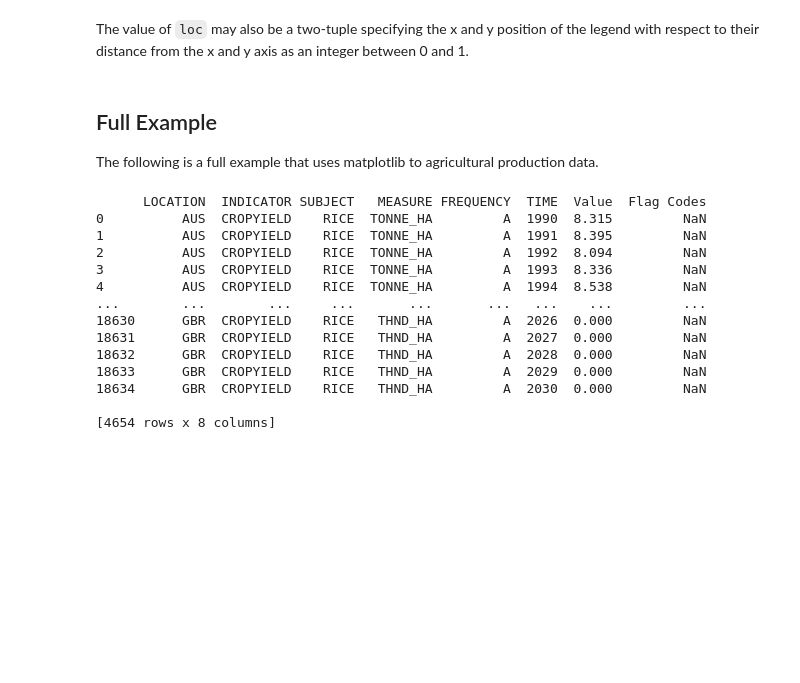
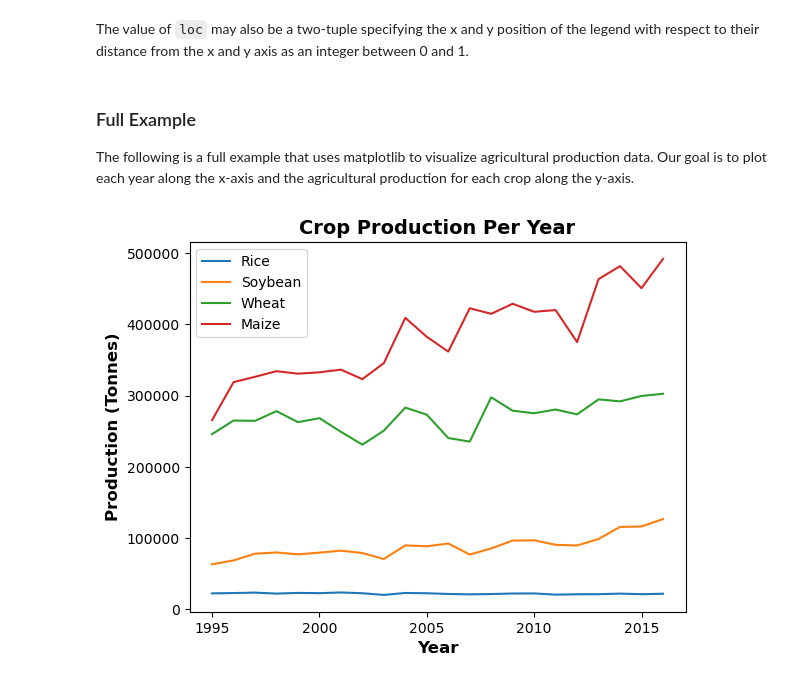
Before and after one commit to francis-ohara/intro-to-data-science, a Jupyter notebook: notebooks/5-matplotlib-exercise.ipynb, the cells around one changed output. Saved outputs shown, nothing was run; the diff lists cells and outputs as text; code cells hidden in the pictures; blank space fills up the shorter version.

Commit message:
Update 5: matplotlib exercises

```diff
--- a/notebooks/5-matplotlib-exercise.ipynb
+++ b/notebooks/5-matplotlib-exercise.ipynb
@@ -432,26 +430,42 @@ plt.legend(loc="lower right");  # add legend to plot at lower right position.
 # %% [markdown]
 The value of `loc` may also be a two-tuple specifying the x and y position of the legend with respect to their distance from the x and y axis as an integer between 0 and 1.
 # %% [markdown]
-## Full Example
-The following is a full example that uses matplotlib to agricultural production data.
+### Full Example
+The following is a full example that uses matplotlib to visualize agricultural production data.
+Our goal is to plot each year along the x-axis and the agricultural production for each crop along the y-axis.
-# %%
-import matplotlib.pyplot as plt
-import pandas as pd
-
-data = pd.read_csv("../data/5-matplotlib/agroutput.csv", sep=",")  # imports data as pandas DataFrame
-print(data[data["SUBJECT"]=="RICE"]["TIME"].size)
-# %% [output]
-      LOCATION  INDICATOR SUBJECT   MEASURE FREQUENCY  TIME  Value  Flag Codes
-0          AUS  CROPYIELD    RICE  TONNE_HA         A  1990  8.315         NaN
-1          AUS  CROPYIELD    RICE  TONNE_HA         A  1991  8.395         NaN
-2          AUS  CROPYIELD    RICE  TONNE_HA         A  1992  8.094         NaN
-3          AUS  CROPYIELD    RICE  TONNE_HA         A  1993  8.336         NaN
-4          AUS  CROPYIELD    RICE  TONNE_HA         A  1994  8.538         NaN
-...        ...        ...     ...       ...       ...   ...    ...         ...
-18630      GBR  CROPYIELD    RICE   THND_HA         A  2026  0.000         NaN
-18631      GBR  CROPYIELD    RICE   THND_HA         A  2027  0.000         NaN
-18632      GBR  CROPYIELD    RICE   THND_HA         A  2028  0.000         NaN
-18633      GBR  CROPYIELD    RICE   THND_HA         A  2029  0.000         NaN
-18634      GBR  CROPYIELD    RICE   THND_HA         A  2030  0.000         NaN
-
-[4654 rows x 8 columns]
+# %%
+import matplotlib.pyplot as plt
+import pandas as pd
+
+# import data as pandas DataFrame
+data = pd.read_csv("../data/5-matplotlib/agri_output.tsv", sep="\t")
+
+
+# Extract values to be plotted
+years = data[data["Crop"]=="RICE"]["Year"]
+rice = data[data["Crop"]=="RICE"]["Value"]
+soybean = data[data["Crop"]=="SOYBEAN"]["Value"]
+wheat = data[data["Crop"]=="WHEAT"]["Value"]
+maize = data[data["Crop"]=="MAIZE"]["Value"]
+
+
+# plot values and add legend labels
+plt.plot(years, rice, label="Rice")
+plt.plot(years, soybean, label="Soybean")
+plt.plot(years, wheat, label="Wheat")
+plt.plot(years, maize, label="Maize")
+
+
+# Add x and y axis labels
+plt.xlabel("Year", size=12, fontweight="semibold")
+plt.ylabel("Production (Tonnes)", size=12, fontweight="semibold")
+
+
+# Add title and legend
+plt.title("Crop Production Per Year", size=14, fontweight="bold")
+plt.legend()
+
+
+plt.show() # display the plot
+# %% [output]
+[figure, added]
```
Also changed, not shown: parts of 12 cells of this notebook, 4 other files.
